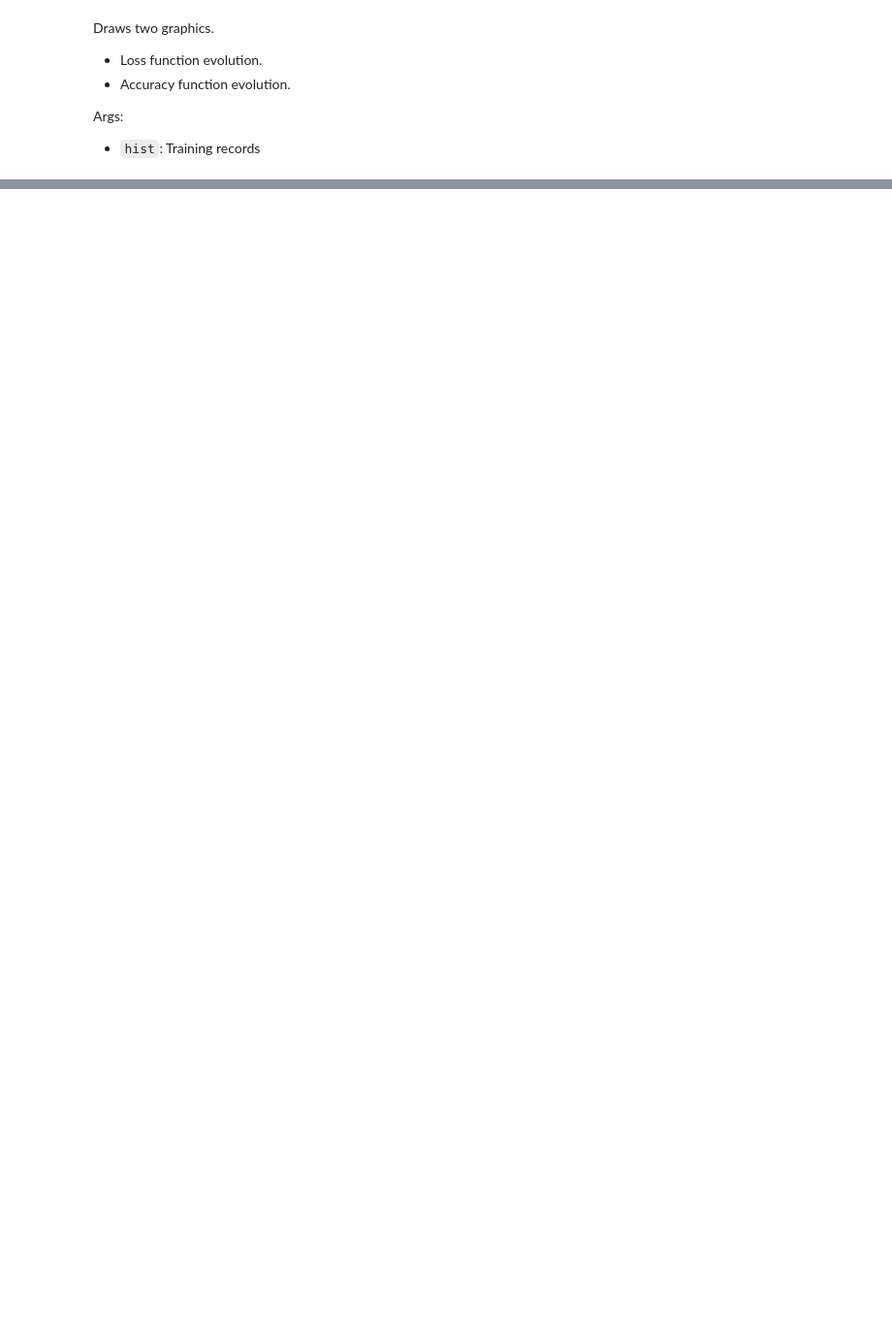
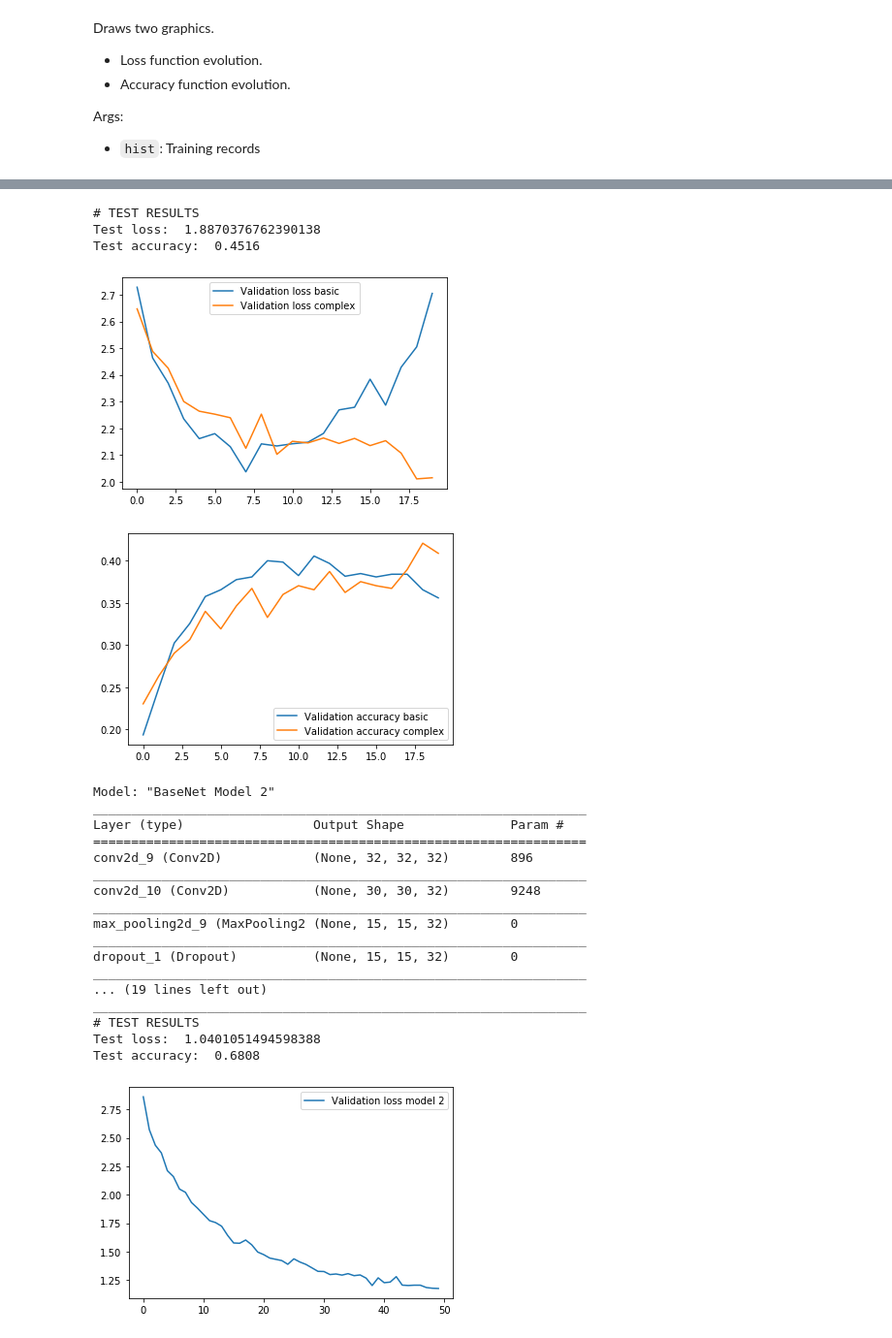
Before and after one commit to Ludvins/DGIIM_VC, a Jupyter notebook: Practica 2/Cifar.ipynb, the cells around one changed output, grey strips where cells are left out. Shown at 97% size. Saved outputs shown, nothing was run; the diff lists cells and outputs as text; code cells hidden in the pictures; blank space fills up the shorter version.

```diff
--- a/Practica 2/Cifar.ipynb
+++ b/Practica 2/Cifar.ipynb
@@ -139,11 +103,5 @@ def loadCifarData():
 # %%
-def dataGenerator1():
-    datagen = ImageDataGenerator(featurewise_center = True,
-                                 featurewise_std_normalization = True,
-                                 shear_range=0.2,
-                                 zoom_range=0.2,
-                                 horizontal_flip=True,
-                                 validation_split = 0.1,
-                                 )
+def basic_data_generator():
+    datagen = ImageDataGenerator(validation_split = 0.1)
     return datagen
 # %%
@@ -182,7 +133,7 @@ def dataGenerator2():
 # %%
-def baseNetModel():
+def base_net_model(name = 'BaseNet Model'):
     model = Sequential()
-    model.name = 'BaseNet Model'
+    model.name = name
     model.add(Conv2D(6, kernel_size=(5, 5),
                      activation='relu',
                      input_shape=(32,32,3)))
@@ -196,9 +147,9 @@ def baseNetModel():
 
     return model
 # %%
-def baseNetModel2():
+def base_net_model2(name = 'BaseNet Model 2'):
     model = Sequential()
-    model.name = 'BaseNet Model 2'
+    model.name = name
     model.add(Conv2D(32, (3, 3), padding='same', activation = 'relu', input_shape=(32,32,3)))
     model.add(Conv2D(32, (3, 3), activation='relu'))
     model.add(MaxPooling2D(pool_size=(2, 2)))
@@ -358,0 +197,5 @@ Test accuracy:  0.6632
+# %%
+# Ejercicio 1
+m1 = base_net_model()
+m1.summary()
+h1 = train_and_evaluate(m1, basic_data_generator, 32, 20)
@@ -358,0 +220,36 @@ Test accuracy:  0.6632
+# %%
+# Ejercicio 2
+m2 = base_net_model()
+h2 = train_and_evaluate(m2, complex_data_generator, 32, 20)
+
+show_evolution([h1, h2], ["basic", "complex"])
+
+m3 = base_net_model2()
+m3.summary()
+h3 = train_and_evaluate(m3, complex_data_generator, 128, 50)
+
+show_evolution([h3], ["model 2"])
+# %% [output]
+# TEST RESULTS
+Test loss:  1.8870376762390138
+Test accuracy:  0.4516
+[figure, added]
+[figure, added]
+Model: "BaseNet Model 2"
+_________________________________________________________________
+Layer (type)                 Output Shape              Param #
+=================================================================
+conv2d_9 (Conv2D)            (None, 32, 32, 32)        896
+_________________________________________________________________
+conv2d_10 (Conv2D)           (None, 30, 30, 32)        9248
+_________________________________________________________________
+max_pooling2d_9 (MaxPooling2 (None, 15, 15, 32)        0
+_________________________________________________________________
+dropout_1 (Dropout)          (None, 15, 15, 32)        0
+_________________________________________________________________
+... (19 lines left out)
+_________________________________________________________________
+# TEST RESULTS
+Test loss:  1.0401051494598388
+Test accuracy:  0.6808
+[figure, added]
```
Also changed, not shown: parts of 27 cells of this notebook.
